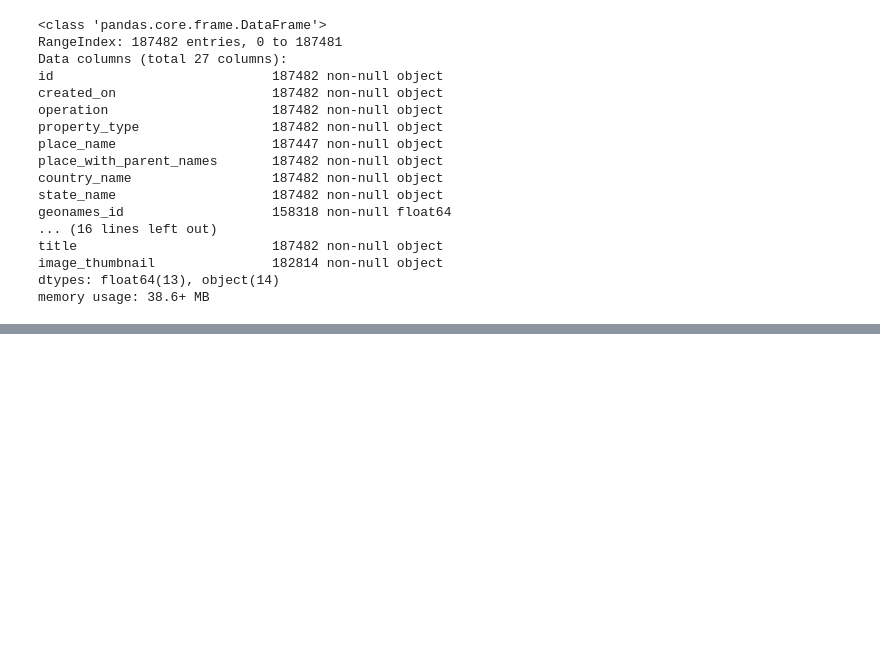
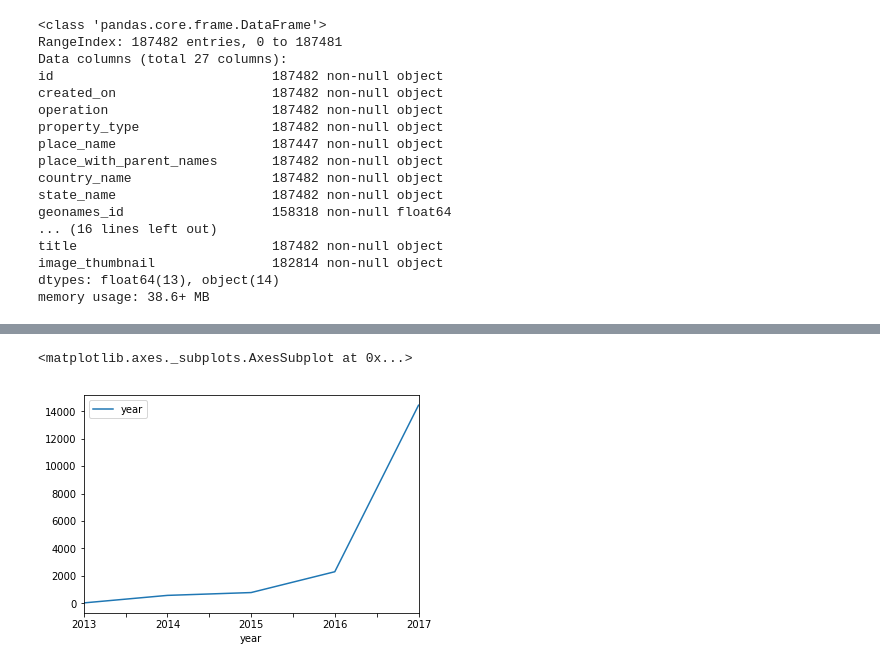
Before and after one commit to yussefomar/tp1OrganizacionComputador, a Jupyter notebook: tp1organizaciondatos.ipynb, the cells around one changed output, grey strips where cells are left out. Saved outputs shown, nothing was run; the diff lists cells and outputs as text; code cells hidden in the pictures; blank space fills up the shorter version.

```diff
--- a/tp1organizaciondatos.ipynb
+++ b/tp1organizaciondatos.ipynb
@@ -141,0 +396,9 @@ prop_vent.describe()
+# %%
+ #cantidad de publicaciones de ventas,durante el 2012 a 2017 solo en "Bs.As. G.B.A. Zona Sur"
+gbazs=prop_vent['state_name']=="Bs.As. G.B.A. Zona Sur"
+
+c=prop_vent[['year','state_name']][gbazs].groupby('year').agg({'year':'count'})
+ c.plot()
+# %% [output]
+<matplotlib.axes._subplots.AxesSubplot at 0x...>
+[figure, added]
```
Also changed, not shown: parts of 37 cells of this notebook.
